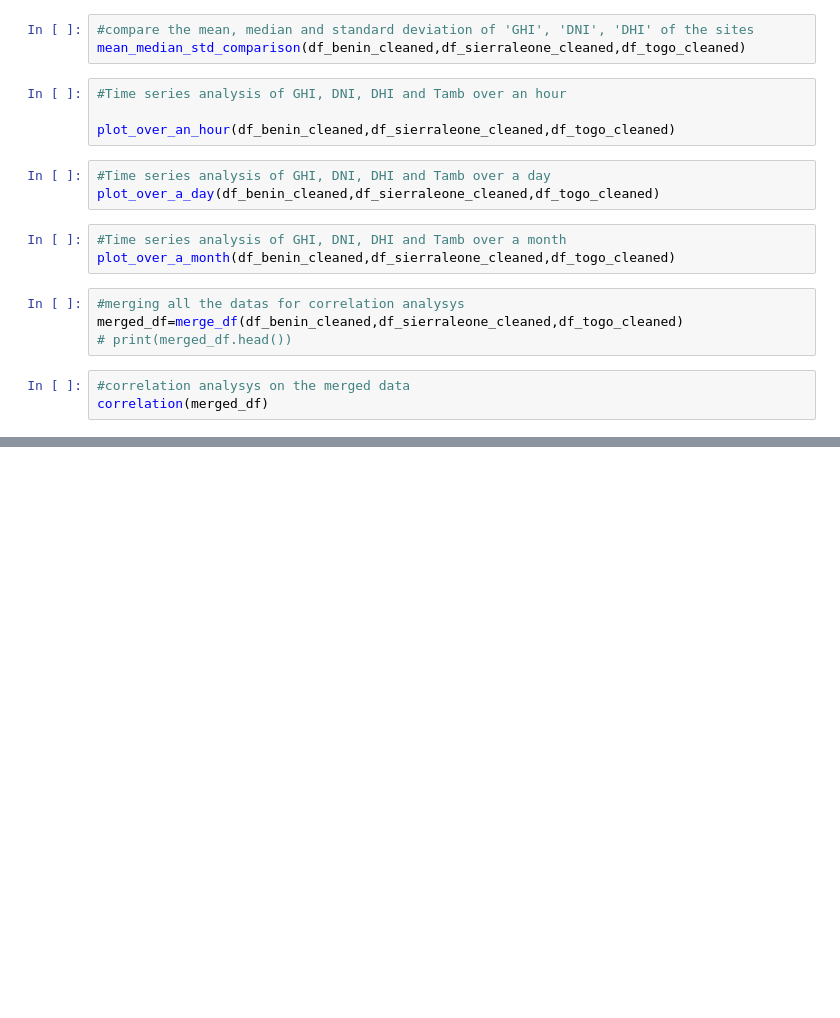
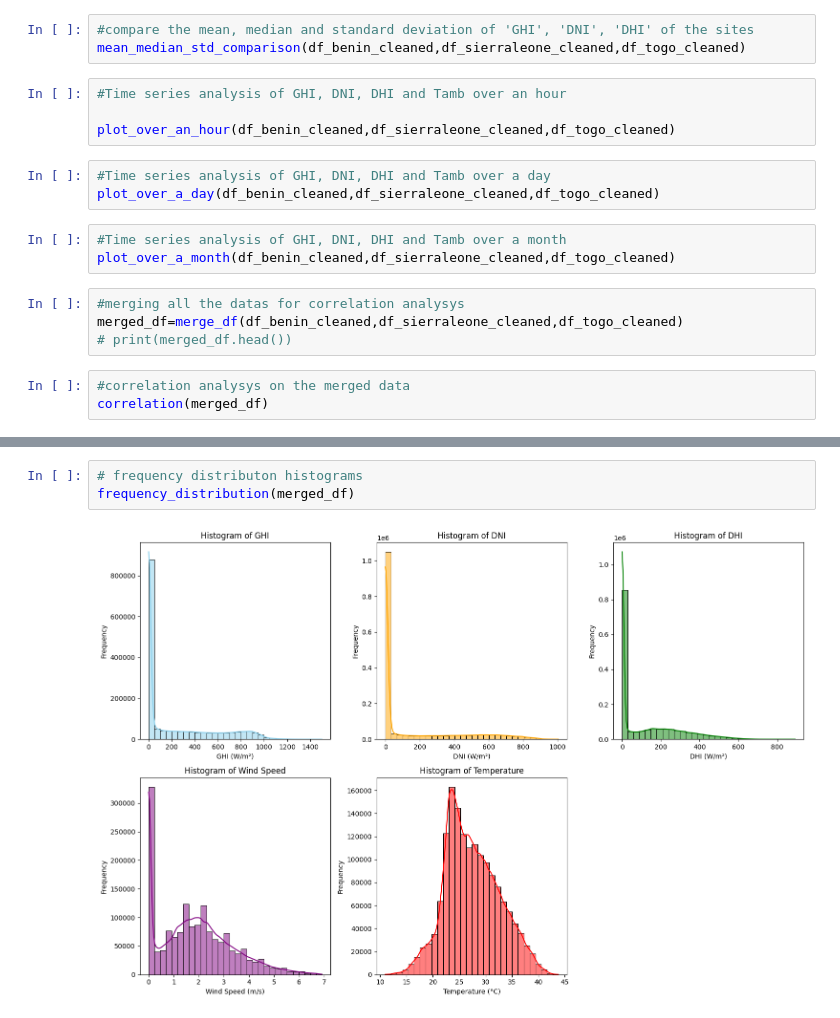
Before and after one commit to wolderufael/solar_raiation_EDA_week0, a Jupyter notebook: notebooks/EDA.ipynb, the cells around one changed output, grey strips where cells are left out. Drawn from its saved outputs; the diff is of its cells as text; blank space fills up the shorter version.

Commit message:
frequency distribution using histogram

```diff
--- a/notebooks/EDA.ipynb
+++ b/notebooks/EDA.ipynb
@@ -65,0 +62,5 @@ polar_plot(merged_df)
+# %%
+# frequency distributon histograms
+frequency_distribution(merged_df)
+# %% [output]
+[figure, added]
```
Also changed, not shown: parts of 3 cells of this notebook, 1 other file.
